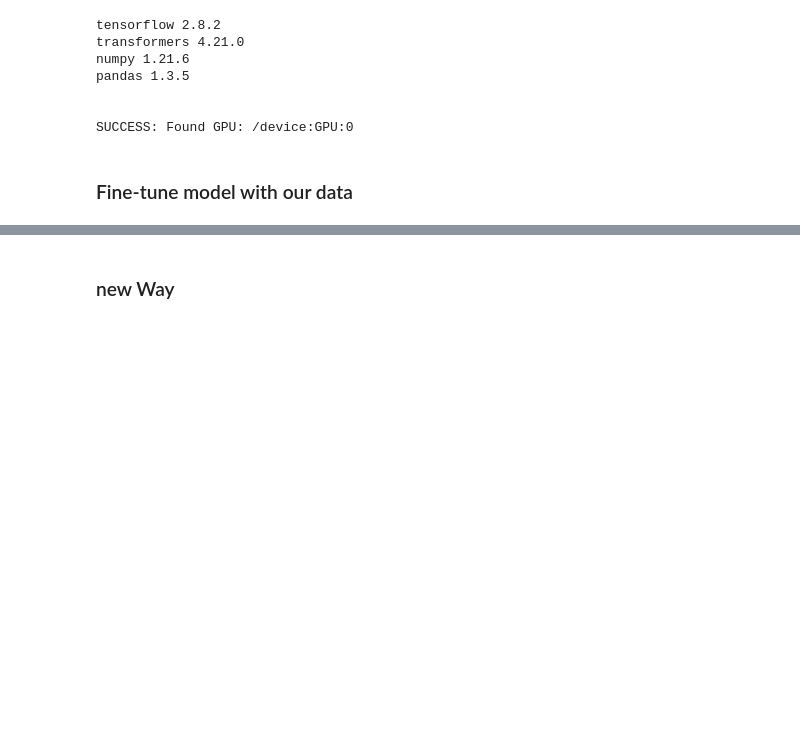
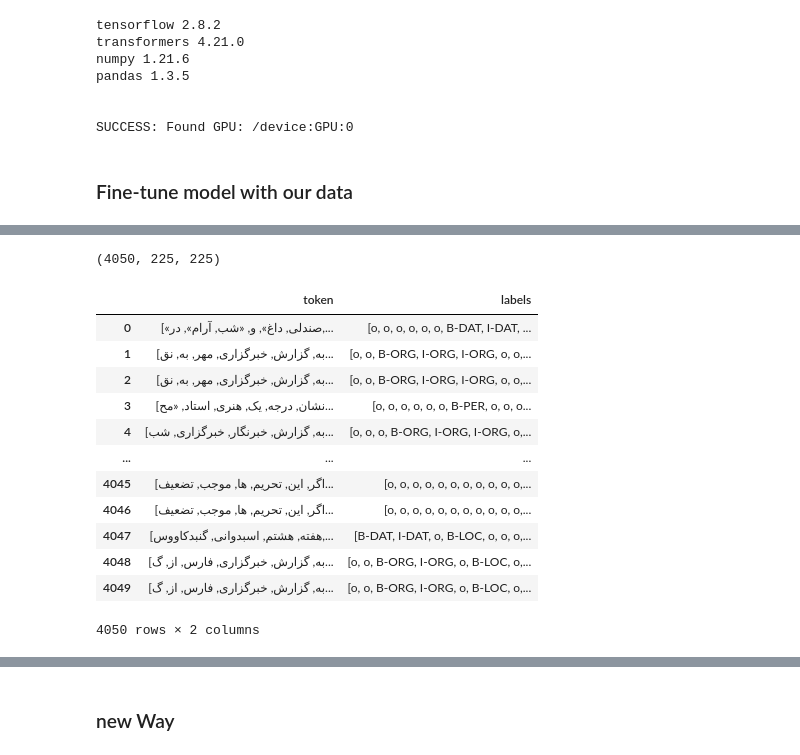
Before and after one commit to pam-lab/JupyterFiles, a Jupyter notebook: NLP_HW5.ipynb, the cells around one changed output, grey strips where cells are left out. Saved outputs shown, nothing was run; the diff lists cells and outputs as text; code cells hidden in the pictures; blank space fills up the shorter version.

```diff
--- a/NLP_HW5.ipynb
+++ b/NLP_HW5.ipynb
@@ -101,3 +96,7 @@ data
+# %%
+len(data_train), len(data_val), len(data_test)
+# %% [output]
+(4050, 225, 225)
 # %%
 def clean_alt_list(list_):
     list_ = list_.replace('[','').replace(']','').split(',')
@@ -110,0 +112,16 @@ dataset = Dataset.from_pandas(data)
+# %%
+data_train
+# %% [output]
+|  | token | labels |
+| 0 | [«صندلی, داغ», و, «شب, آرام», در,... | [o, o, o, o, o, o, B-DAT, I-DAT, ... |
+| 1 | [به, گزارش, خبرگزاری, مهر, به, نق... | [o, o, B-ORG, I-ORG, I-ORG, o, o,... |
+| 2 | [به, گزارش, خبرگزاری, مهر, به, نق... | [o, o, B-ORG, I-ORG, I-ORG, o, o,... |
+| 3 | [نشان, درجه, یک, هنری, استاد, «مح... | [o, o, o, o, o, o, B-PER, o, o, o... |
+| 4 | [به, گزارش, خبرنگار, خبرگزاری, شب... | [o, o, o, B-ORG, I-ORG, I-ORG, o,... |
+| ... | ... | ... |
+| 4045 | [اگر, این, تحریم, ها, موجب, تضعیف... | [o, o, o, o, o, o, o, o, o, o, o,... |
+| 4046 | [اگر, این, تحریم, ها, موجب, تضعیف... | [o, o, o, o, o, o, o, o, o, o, o,... |
+| 4047 | [هفته, هشتم, اسبدوانی, گنبدکاووس,... | [B-DAT, I-DAT, o, B-LOC, o, o, o,... |
+| 4048 | [به, گزارش, خبرگزاری, فارس, از, گ... | [o, o, B-ORG, I-ORG, o, B-LOC, o,... |
+| 4049 | [به, گزارش, خبرگزاری, فارس, از, گ... | [o, o, B-ORG, I-ORG, o, B-LOC, o,... |
+4050 rows × 2 columns
```
Also changed, not shown: parts of 27 cells of this notebook.
